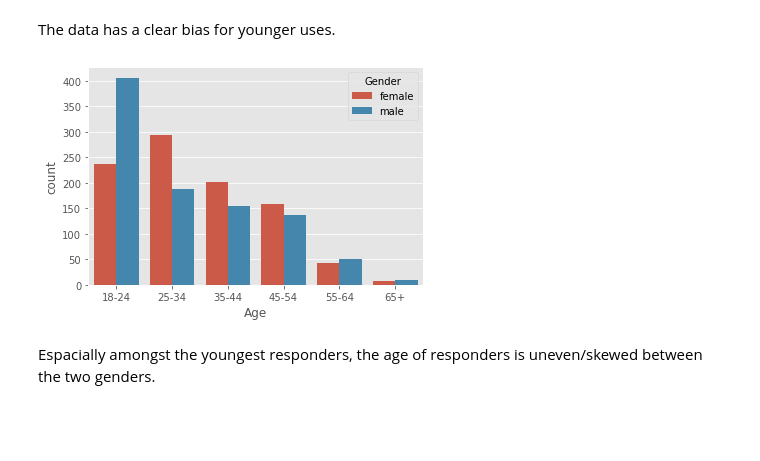
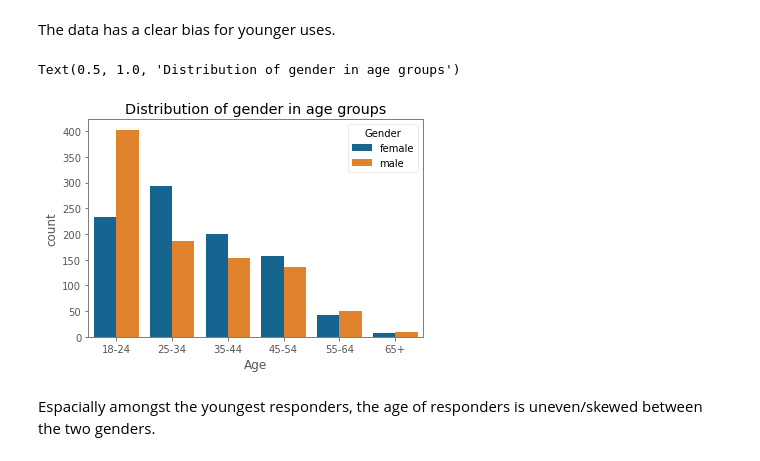
Before and after one commit to GHabeck/Group-Project, a Jupyter notebook: drug_consumption_project_Gregor.ipynb, the cells around one changed output. Cells and saved outputs as stored; diff of their text form; code cells hidden in the pictures; blank space fills up the shorter version.

```diff
--- a/drug_consumption_project_Gregor.ipynb
+++ b/drug_consumption_project_Gregor.ipynb
@@ -9,9 +9,13 @@ import matplotlib.pyplot as plt
 import plotly.express as px
 
 %matplotlib inline
-plt.style.use('ggplot')
+plt.style.use('tableau-colorblind10')
+plt.rcParams.update({"axes.facecolor" : "white",
+                     "axes.edgecolor":  "grey"})
 pd.set_option('display.max_columns', None)
 pd.set_option('display.max_rows', None)
+
+rseed = 420
 # %%
 #import data
 # data contains an ID column which will be used as Index colum as it is numerical and does not seem to provide
@@ -159,3 +179,7 @@ Less than 0.5 % of the responders claim to have used the fictious drug Semeron a
+# %%
+# remove Semeron over-claimers
+data_mod = data.copy()
+data_mod = data_mod[data_mod['Semer'] == 'CL0']
 # %% [markdown]
 ## Is the data set biased?
 # %% [markdown]
@@ -163,9 +191,9 @@ Less than 0.5 % of the responders claim to have used the fictious drug Semeron a
 # %%
-data['Gender'].unique()
-data_mod = data.copy()
-data_mod.replace({'Gender':{data['Gender'].unique()[0]:'female',data['Gender'].unique()[1]:'male'}}, inplace = True)
+# make a new dataframe for replacing data
+data_mod2 = data_mod.copy()
+data_mod2.replace({'Gender':{data['Gender'].unique()[0]:'female',data['Gender'].unique()[1]:'male'}}, inplace = True)
 
-data_mod.head(1)
+data_mod2.head(2)
 # %% [output]
 |  | Age | Gender | Education | Country | Ethnicity | Nscore | Escore | Oscore | Ascore | Cscore | ... |
 | ID |  |  |  |  |  |  |  |  |  |  | ... |
@@ -204,6 +234,6 @@ data['Age'].unique()
 # %% [output]
 array([ 0.49788, -0.07854, -0.95197,  2.59171,  1.09449,  1.82213])
 # %%
-data_mod.replace({'Age':{data['Age'].unique()[0]:'35-44',data['Age'].unique()[1]:'25-34',
+data_mod2.replace({'Age':{data['Age'].unique()[0]:'35-44',data['Age'].unique()[1]:'25-34',
                  data['Age'].unique()[2]: '18-24', data['Age'].unique()[3]:'65+',
                  data['Age'].unique()[4]: '45-54', data['Age'].unique()[5]:'55-64'}}, inplace = True)
@@ -215,9 +247,11 @@ px.pie(data_mod, names = 'Age')
 The data has a clear bias for younger uses.
 # %%
 age_order = ['18-24', '25-34', '35-44', '45-54', '55-64', '65+']
-sns.countplot(x = 'Age', hue = 'Gender', data = data_mod, order = age_order);
+sns.countplot(x = 'Age', hue = 'Gender', data = data_mod2, order = age_order)
+plt.title('Distribution of gender in age groups')
 # %% [output]
+Text(0.5, 1.0, 'Distribution of gender in age groups')
-[figure, old version]
+[figure, new version]
 # %% [markdown]
 Espacially amongst the youngest responders, the age of responders is uneven/skewed between the two genders.
 # %%
```
Also changed, not shown: parts of 159 cells of this notebook.
